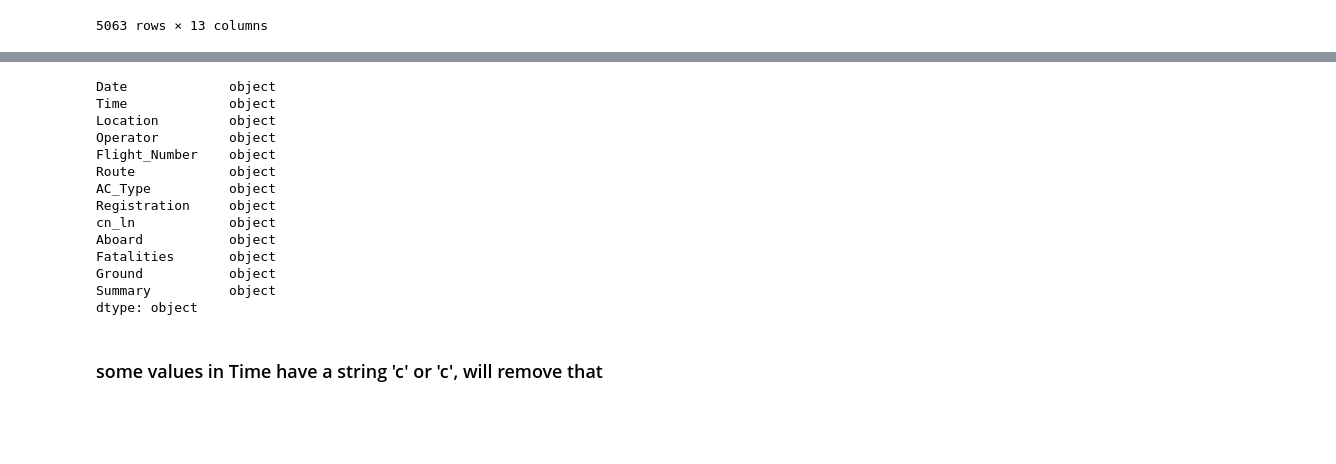
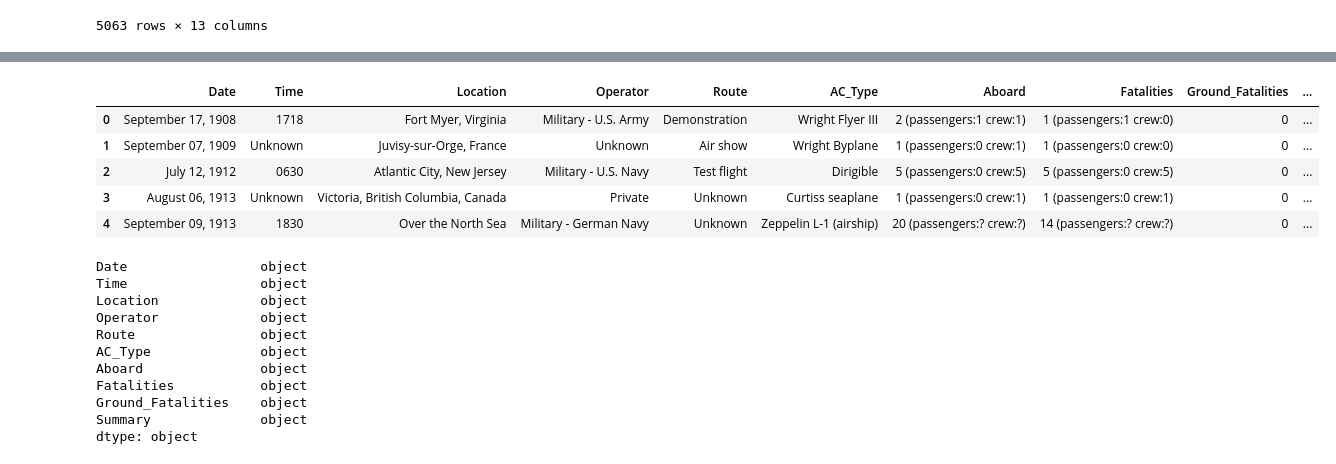
Before and after one commit to marxio09dio/Airplanes-Crashes-Study, a Jupyter notebook: data_cleaning.ipynb, the cells around one changed output, grey strips where cells are left out. Cells and saved outputs as stored; diff of their text form; code cells hidden in the pictures; blank space fills up the shorter version.

```diff
--- a/data_cleaning.ipynb
+++ b/data_cleaning.ipynb
@@ -42,3 +42,9 @@ df
 | 5061 | November 21, 2022 | 1015 | Medellín, Colombia | AeroPaca SAS | ? | Medellín - Pizarro | Piper PA-31-350 Navajo Chieftain | HK-5121 | 31-7652004 | 8 (passengers:6 crew:2) | ... |
 | 5062 | January 15, 2023 | 1050 | Pokhara, Nepal | Yeti Airlines | YT691 | Kathmandu - Pokhara | ATR 72-500-72-212-A | 9NANC | 754 | 72 (passengers:68 crew:4) | ... |
 5063 rows × 13 columns
+# %%
+#droping not needed columns
+df.drop(columns=["Flight_Number", 'Registration', 'cn_ln'], inplace=True)
+# %%
+#renaming Ground Column
+df.rename(columns={'Ground': 'Ground_Fatalities'},inplace=True)
@@ -45,19 +67,25 @@ df
+# %%
+#replacing the ? with Unknown, because why not?
+df = df.replace(to_replace='?', value='Unknown')
+df.head()
+# %% [output]
+|  | Date | Time | Location | Operator | Route | AC_Type | Aboard | Fatalities | Ground_Fatalities | ... |
+| 0 | September 17, 1908 | 1718 | Fort Myer, Virginia | Military - U.S. Army | Demonstration | Wright Flyer III | 2 (passengers:1 crew:1) | 1 (passengers:1 crew:0) | 0 | ... |
+| 1 | September 07, 1909 | Unknown | Juvisy-sur-Orge, France | Unknown | Air show | Wright Byplane | 1 (passengers:0 crew:1) | 1 (passengers:0 crew:0) | 0 | ... |
+| 2 | July 12, 1912 | 0630 | Atlantic City, New Jersey | Military - U.S. Navy | Test flight | Dirigible | 5 (passengers:0 crew:5) | 5 (passengers:0 crew:5) | 0 | ... |
+| 3 | August 06, 1913 | Unknown | Victoria, British Columbia, Canada | Private | Unknown | Curtiss seaplane | 1 (passengers:0 crew:1) | 1 (passengers:0 crew:1) | 0 | ... |
+| 4 | September 09, 1913 | 1830 | Over the North Sea | Military - German Navy | Unknown | Zeppelin L-1 (airship) | 20 (passengers:? crew:?) | 14 (passengers:? crew:?) | 0 | ... |
 # %%
 df.dtypes
 # %% [output]
-Date             object
-Time             object
-Location         object
-Operator         object
-Flight_Number    object
-Route            object
-AC_Type          object
-Registration     object
-cn_ln            object
-Aboard           object
-Fatalities       object
-Ground           object
-Summary          object
+Date                 object
+Time                 object
+Location             object
+Operator             object
+Route                object
+AC_Type              object
+Aboard               object
+Fatalities           object
+Ground_Fatalities    object
+Summary              object
 dtype: object
-# %% [markdown]
-### some values in Time have a string 'c' or 'c', will remove that
```
Also changed, not shown: parts of 23 cells of this notebook, 1 other file.
